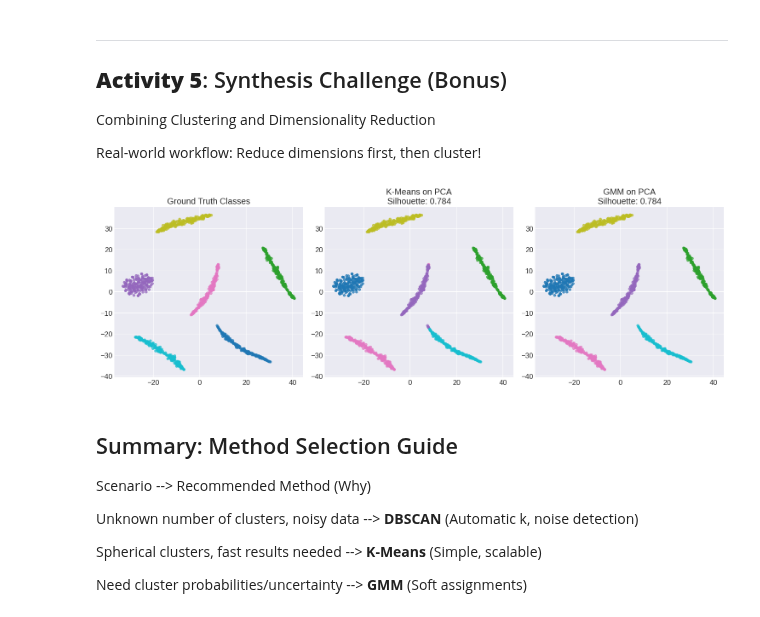
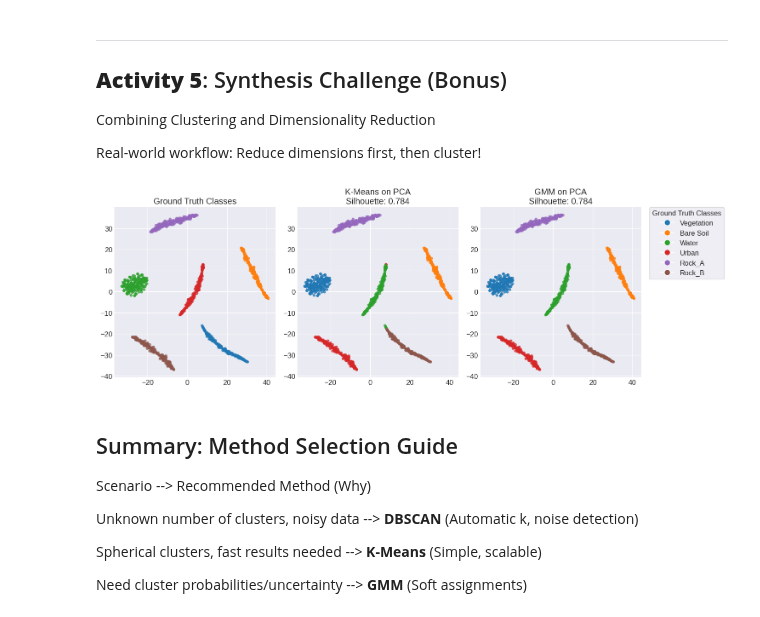
Before and after one commit to smousavi05/Harvard-EPS-210, a Jupyter notebook: EPS210_Lab3.ipynb, the cells around one changed output. Drawn from its saved outputs; the diff is of its cells as text; code cells hidden in the pictures.

```diff
--- a/EPS210_Lab3.ipynb
+++ b/EPS210_Lab3.ipynb
@@ -222,6 +222,13 @@ Does the elbow method give a clear answer?
 
 What does a low silhouette score suggest about the data?
 # %%
+# Prepare features for clustering (location only first)
+X_spatial = eq_data[['longitude', 'latitude']].values
+
+# Standardize features (CRITICAL for distance-based methods)
+scaler = StandardScaler()
+X_scaled = scaler.fit_transform(X_spatial)
+
 # YOUR CODE: Run K-Means with your chosen k
 # Based on elbow plot and silhouette analysis, choose optimal k
 # EXERCISE: Change this value based on your analysis!
@@ -242,6 +249,12 @@ plt.xlabel('Longitude')
 plt.ylabel('Latitude')
 plt.title(f'K-Means Clustering (k={optimal_k})')
 plt.legend()
-plt.colorbar(scatter, label='Cluster')
+
+# Fix: Explicitly set color bar ticks and labels to match cluster labels
+unique_labels = np.unique(kmeans_labels)
+cbar = plt.colorbar(scatter, label='Cluster')
+cbar.set_ticks(unique_labels)
+cbar.set_ticklabels([str(label) for label in unique_labels])
+
 plt.show()
 # %% [output]
@@ -673,16 +693,25 @@ if UMAP_AVAILABLE:
     # Compare all three methods
     fig, axes = plt.subplots(1, 3, figsize=(16, 5))
 
-    axes[0].scatter(X_pca[:, 0], X_pca[:, 1], c=y_hyper, cmap='tab10', s=15, alpha=0.7)
+    # Fix: vmin=0, vmax=9 for all
+    axes[0].scatter(X_pca[:, 0], X_pca[:, 1], c=y_hyper, cmap='tab10', s=15, alpha=0.7, vmin=0, vmax=9)
     axes[0].set_title('PCA')
 
-    axes[1].scatter(X_tsne[:, 0], X_tsne[:, 1], c=y_hyper, cmap='tab10', s=15, alpha=0.7)
+    axes[1].scatter(X_tsne[:, 0], X_tsne[:, 1], c=y_hyper, cmap='tab10', s=15, alpha=0.7, vmin=0, vmax=9)
     axes[1].set_title('t-SNE')
 
-    axes[2].scatter(X_umap[:, 0], X_umap[:, 1], c=y_hyper, cmap='tab10', s=15, alpha=0.7)
+    axes[2].scatter(X_umap[:, 0], X_umap[:, 1], c=y_hyper, cmap='tab10', s=15, alpha=0.7, vmin=0, vmax=9)
     axes[2].set_title('UMAP')
 
     plt.suptitle('Dimensionality Reduction Comparison', y=1.02)
+
+    # Add legend (matches class_names)
+    handles = [plt.Line2D([0], [0], marker='o', color='w',
+                          markerfacecolor=plt.cm.tab10(i), markersize=10, label=name)
+               for i, name in enumerate(class_names)]
+    axes[2].legend(handles=handles, bbox_to_anchor=(1.05, 1), loc='upper left',
+                   borderaxespad=0., frameon=True)
+
     plt.tight_layout()
     plt.show()
 
@@ -709,37 +738,44 @@ Real-world workflow: Reduce dimensions first, then cluster!
 # %%
 # Workflow: PCA → UMAP/t-SNE → Clustering
 # This addresses DBSCAN's "curse of dimensionality" problem
 
 # Step 1: PCA for noise reduction
 pca_denoise = PCA(n_components=10)
 X_denoised = pca_denoise.fit_transform(X_hyper)
 
 # Step 2: Apply clustering methods
 kmeans_hyper = KMeans(n_clusters=6, random_state=42, n_init=10)
 kmeans_hyper_labels = kmeans_hyper.fit_predict(X_denoised)
 
 gmm_hyper = GaussianMixture(n_components=6, random_state=42)
 gmm_hyper_labels = gmm_hyper.fit_predict(X_denoised)
 
 # Step 3: Visualize in 2D (using t-SNE of PCA-reduced data)
 fig, axes = plt.subplots(1, 3, figsize=(15, 5))
 
 # True labels
-axes[0].scatter(X_tsne[:, 0], X_tsne[:, 1], c=y_hyper, cmap='tab10', s=15, alpha=0.7)
+axes[0].scatter(X_tsne[:, 0], X_tsne[:, 1], c=y_hyper, cmap='tab10', s=15, alpha=0.7, vmin=0, vmax=9)
 axes[0].set_title('Ground Truth Classes')
 
 # K-Means on PCA-reduced
-axes[1].scatter(X_tsne[:, 0], X_tsne[:, 1], c=kmeans_hyper_labels, cmap='tab10', s=15, alpha=0.7)
+axes[1].scatter(X_tsne[:, 0], X_tsne[:, 1], c=kmeans_hyper_labels, cmap='tab10', s=15, alpha=0.7, vmin=0, vmax=9)
 axes[1].set_title(f'K-Means on PCA\nSilhouette: {silhouette_score(X_denoised, kmeans_hyper_labels):.3f}')
 
 # GMM on PCA-reduced
-axes[2].scatter(X_tsne[:, 0], X_tsne[:, 1], c=gmm_hyper_labels, cmap='tab10', s=15, alpha=0.7)
+axes[2].scatter(X_tsne[:, 0], X_tsne[:, 1], c=gmm_hyper_labels, cmap='tab10', s=15, alpha=0.7, vmin=0, vmax=9)
 axes[2].set_title(f'GMM on PCA\nSilhouette: {silhouette_score(X_denoised, gmm_hyper_labels):.3f}')
+
+# Add legend for Ground Truth
+handles = [plt.Line2D([0], [0], marker='o', color='w',
+                      markerfacecolor=plt.cm.tab10(i), markersize=10, label=name)
+           for i, name in enumerate(class_names)]
+axes[2].legend(handles=handles, bbox_to_anchor=(1.05, 1), loc='upper left',
+               borderaxespad=0., frameon=True, title="Ground Truth Classes")
 
 plt.tight_layout()
 plt.show()
 # %% [output]
-[figure, old version]
+[figure, new version]
 # %% [markdown]
 ## Summary: Method Selection Guide
 
```
Also changed, not shown: parts of 5 cells of this notebook.
